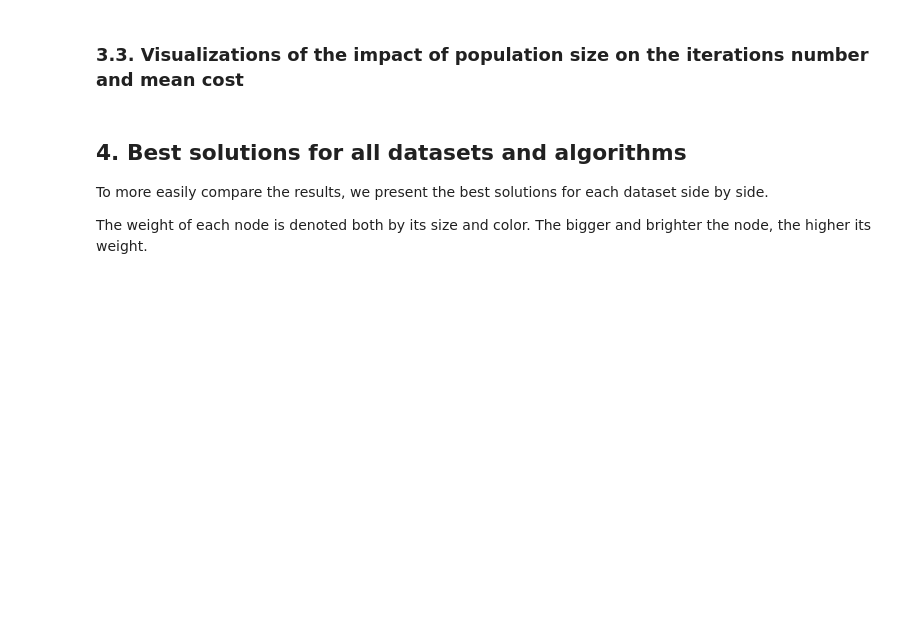
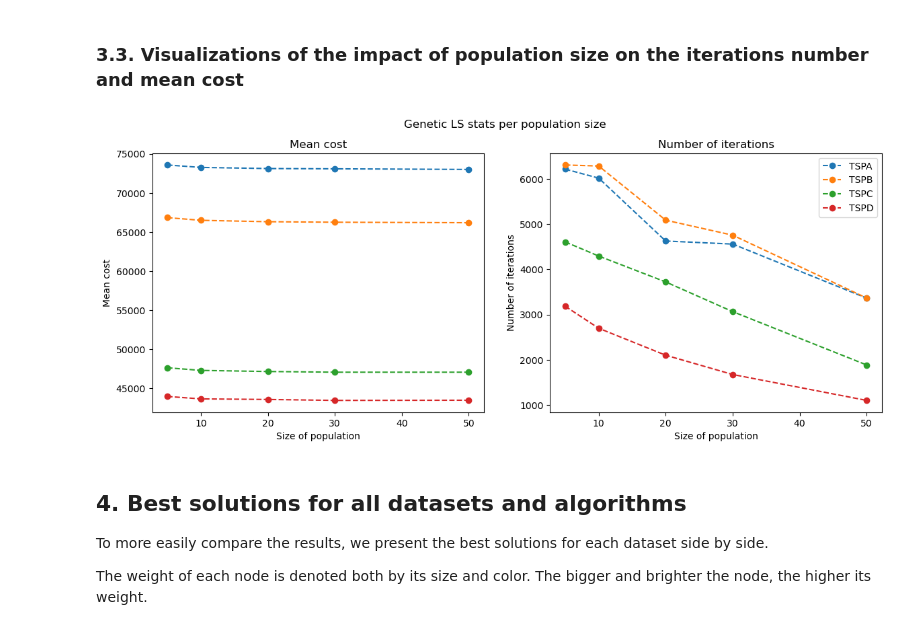
Before and after one commit to Tremirre/ECP, a Jupyter notebook: reports/report-ec-10.ipynb, the cells around one changed output. Saved outputs shown, nothing was run; the diff lists cells and outputs as text; code cells hidden in the pictures; blank space fills up the shorter version.

```diff
--- a/reports/report-ec-10.ipynb
+++ b/reports/report-ec-10.ipynb
@@ -200,5 +214,39 @@ Mean (min-max) of the iterations:
 # %% [markdown]
  ### 3.3. Visualizations of the impact of population size on the iterations number and mean cost
+# %%
+fig, axs = plt.subplots(1, 2, figsize=(14, 5), sharex=True)
+
+for instance in instances_data.keys():
+
+    axs[0].plot(
+        p_sizes,
+        [all_stats[instance][f"lsap-{n}-r"]['mean'] for n in p_sizes],
+        label=instance,
+        marker='o',
+        linestyle='dashed'
+    )
+    axs[1].plot(
+        p_sizes,
+        [all_no_iterations[instance][f"lsap-{n}-r"]['mean'] for n in p_sizes],
+        label=instance,
+        marker='o',
+        linestyle='dashed'
+    )
+
+plt.suptitle(f'Genetic LS stats per population size')
+
+axs[0].set_title("Mean cost")
+axs[0].set_xlabel('Size of population')
+axs[0].set_ylabel('Mean cost')
+
+axs[1].set_title('Number of iterations')
+axs[1].set_xlabel('Size of population')
+axs[1].set_ylabel('Number of iterations')
+
+plt.legend()
+plt.show()
+# %% [output]
+[figure, added]
 # %% [markdown]
 ## 4. Best solutions for all datasets and algorithms
 
```
Also changed, not shown: parts of 11 cells of this notebook.
